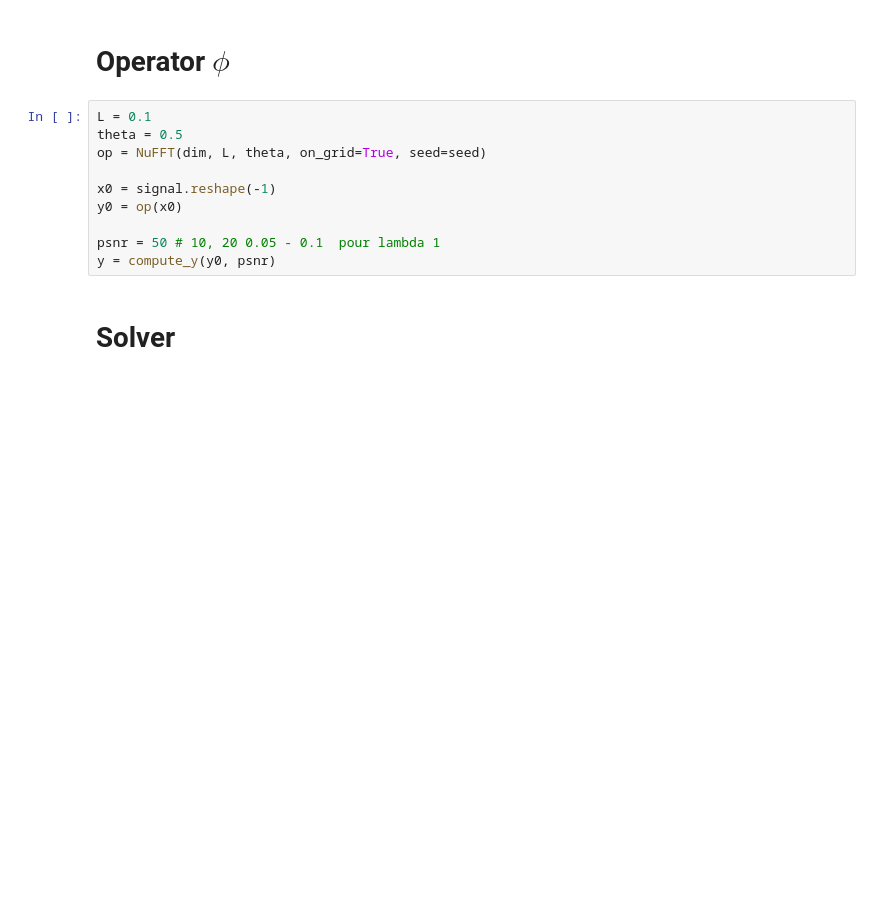
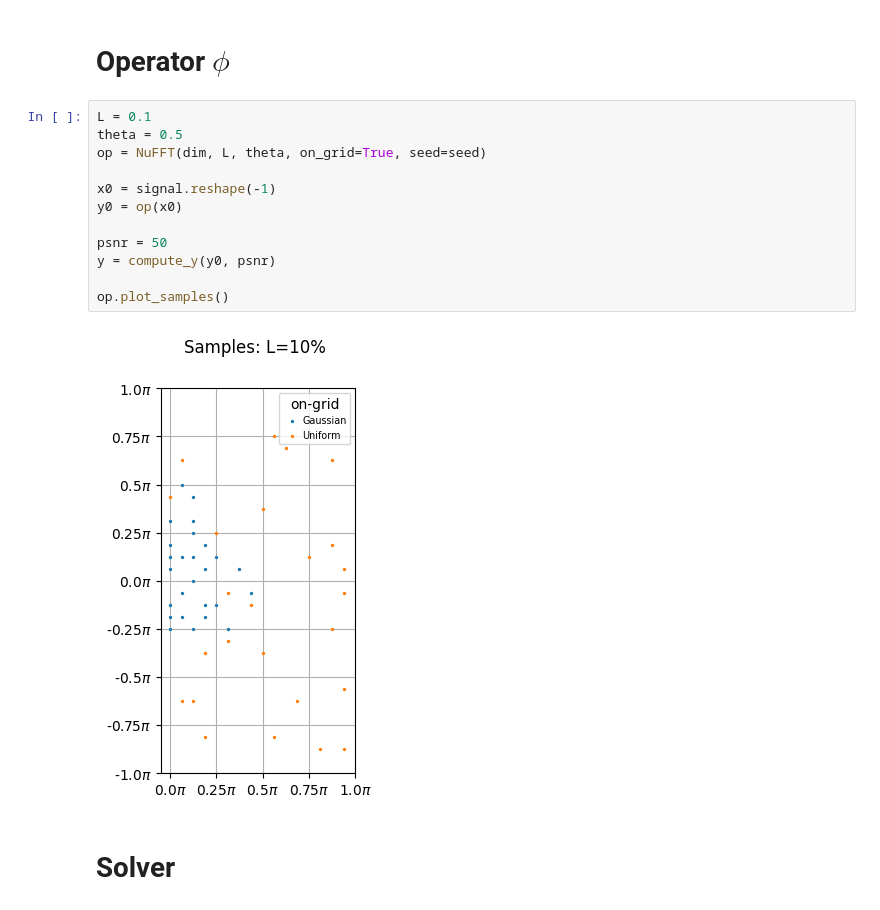
Before and after one commit to vacostaepfl/L1-L2, a Jupyter notebook: main.ipynb, the cells around one changed output. Drawn from its saved outputs; the diff is of its cells as text; blank space fills up the shorter version.

```diff
--- a/main.ipynb
+++ b/main.ipynb
@@ -37,13 +40,17 @@ plot_signal(sparse_signal, smooth_signal)
 # %%
 L = 0.1
 theta = 0.5
 op = NuFFT(dim, L, theta, on_grid=True, seed=seed)
 
 x0 = signal.reshape(-1)
 y0 = op(x0)
 
-psnr = 50 # 10, 20 0.05 - 0.1  pour lambda 1
+psnr = 50
 y = compute_y(y0, psnr)
+
+op.plot_samples()
+# %% [output]
+[figure, added]
 # %% [markdown]
 # Solver
 # %%
```
Also changed, not shown: parts of 6 cells of this notebook, 1 other file.
